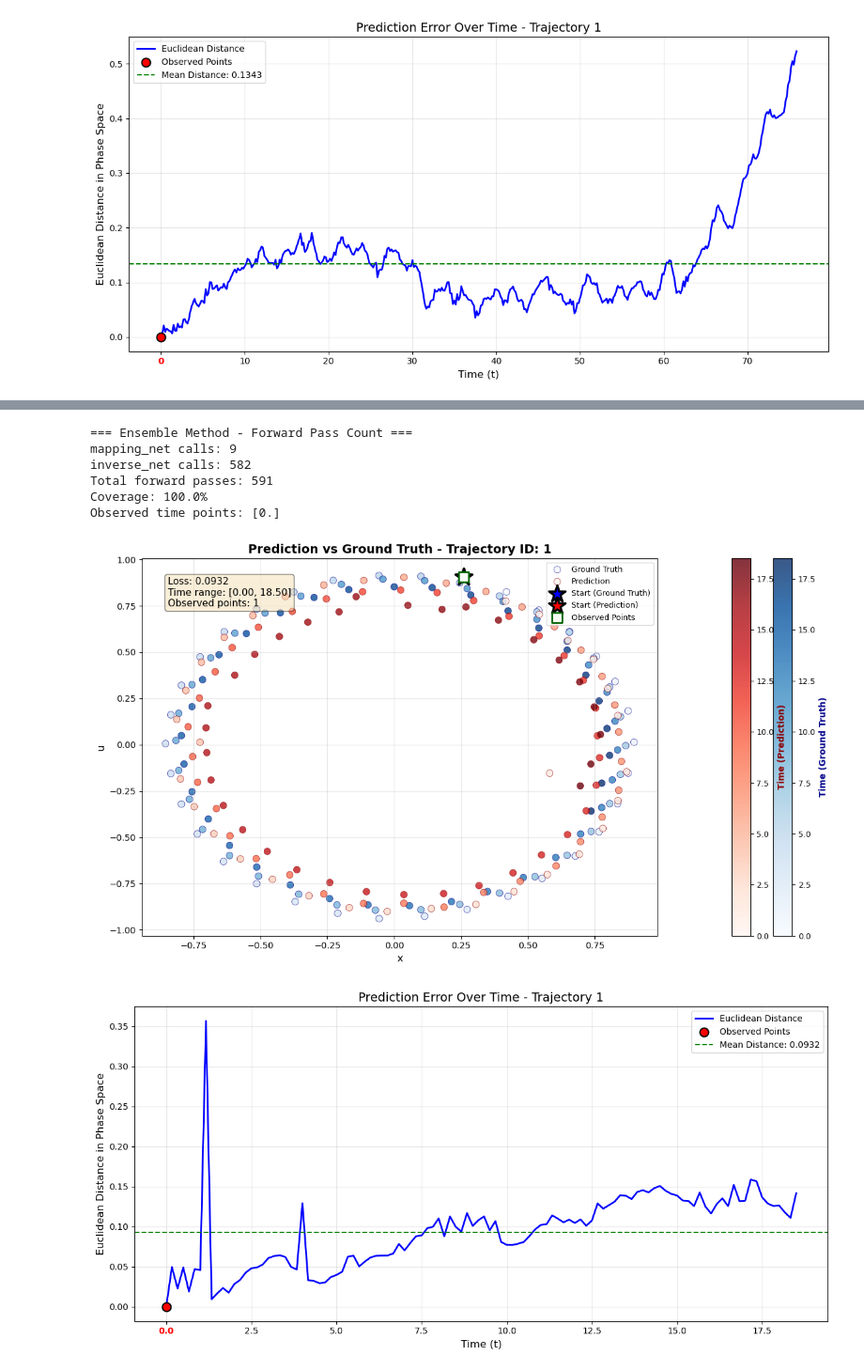
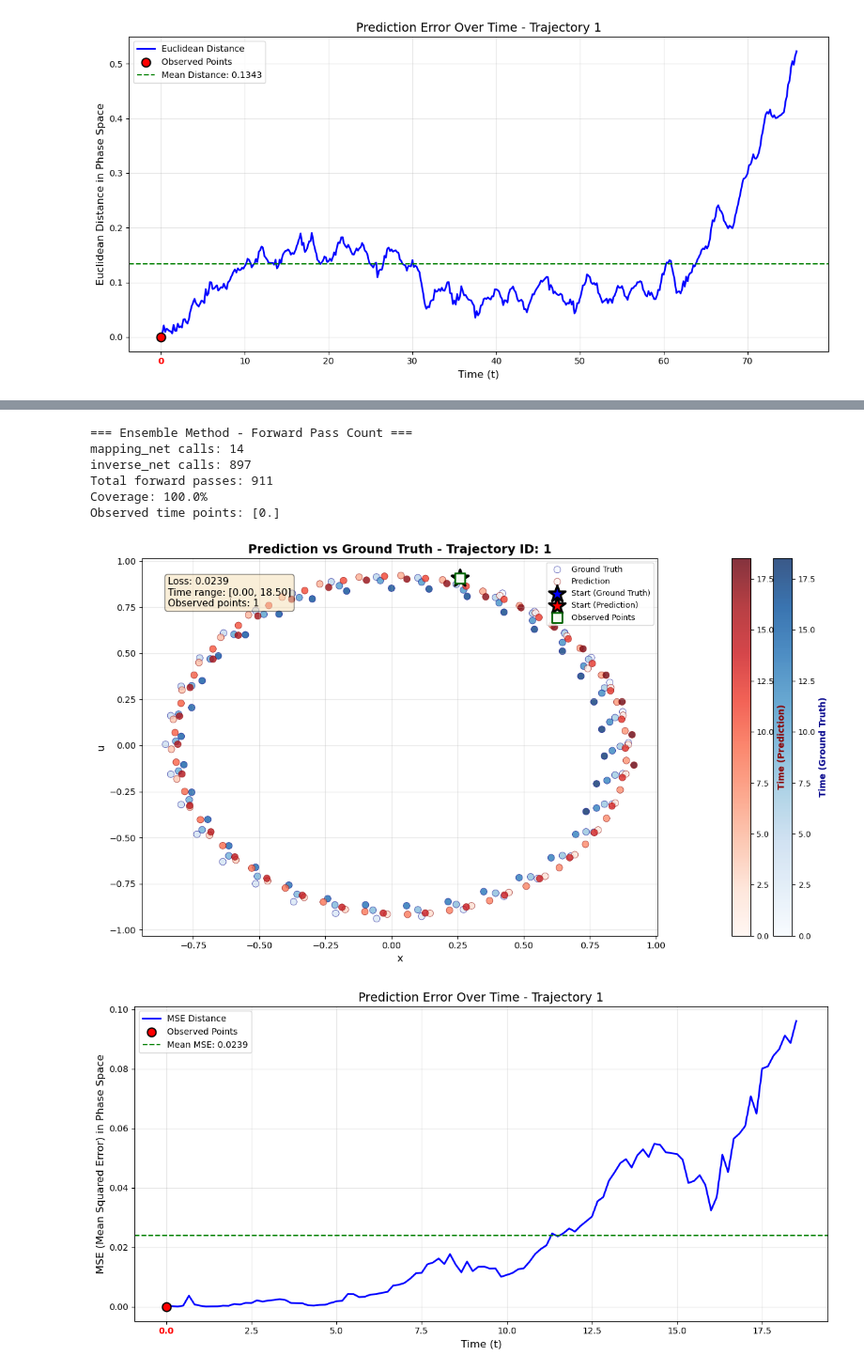
Before and after one commit to thomasGR9/Hamilton_Jacobi_NN, a Jupyter notebook: training_results_real_pendulum.ipynb, the cells around one changed output, grey strips where cells are left out. Shown at 94% size. Cells and saved outputs as stored; diff of their text form; code cells hidden in the pictures.

Commit message:
add deafault paper training

```diff
--- a/training_results_real_pendulum.ipynb
+++ b/training_results_real_pendulum.ipynb
@@ -66,4 +71,14 @@ from modules import (
     )
+# %%
+with open("all_dataframes_real_pendulum_retry.pkl", "rb") as f:
+    loaded_dfs = pickle.load(f)
+
+# Access them like before:
+train_df = loaded_dfs['train_df_real_pendulum_retry']
+val_df = loaded_dfs['test_df_real_pendulum_retry']
+
+train_id_df = loaded_dfs['train_id_df_real_pendulum_retry']
+val_id_df = loaded_dfs['test_id_df_real_pendulum_retry']
 # %%
 save_dir_path = "./save_directory_noisy_full_pred_real_pendulum_1"
 # %%
@@ -298,11 +373,35 @@ Observed time points: [0.]
 # %%
-test_model_in_single_trajectory(get_data_from_trajectory_id_function=get_data_from_trajectory_id, prediction_loss_function=prediction_loss_euclidean, test_id_df=test_id_df_real_pendulum, test_df=test_df_real_pendulum, trajectory_id=1, mapping_net=mapping_net, inverse_net=inverse_net, device=device, point_indexes_observed=point_indexes_observed, connect_points=False, portion_to_visualize=None, show_zeroings=False ,show_period=False, period=0.0, max_t_training=max_t_training, efficiently=False,  method = "gaussian_mixture", threshold=1.0, dt=dt, alpha=1.9204673176108362, gamma=1.9605314874620738, cluster_weight_threshold=0.35759688494774644, max_n_components=2, search_range_lower_pct=0.1, search_range_upper_pct=0.4599126721507053, verbose=True)
+test_model_in_single_trajectory(
+get_data_from_trajectory_id_function=get_data_from_trajectory_id,
+loss_type="mse",
+test_id_df=test_id_df_real_pendulum,
+test_df=test_df_real_pendulum,
+trajectory_id=1, mapping_net=mapping_net,
+inverse_net=inverse_net,
+device=device,
+point_indexes_observed=point_indexes_observed,
+connect_points=False,
+portion_to_visualize=None,
+show_zeroings=False,
+show_period=False,
+period=0.0,
+max_t_training=max_t_training,
+efficiently=False,
+method = "gaussian_mixture_simple",
+threshold=1.0, dt=dt,
+alpha=1.0,
+gamma=1.0,
+cluster_weight_threshold=0.4,
+max_n_components=5,
+search_range_lower_pct=0.1,
+search_range_upper_pct=0.25664916791431247,
+verbose=True)
 # %% [output]
 === Ensemble Method - Forward Pass Count ===
-mapping_net calls: 9
-inverse_net calls: 582
-Total forward passes: 591
+mapping_net calls: 14
+inverse_net calls: 897
+Total forward passes: 911
 Coverage: 100.0%
 Observed time points: [0.]
-[figure, old version]
+[figure, new version]
-[figure, old version]
+[figure, new version]
```
Also changed, not shown: parts of 15 cells of this notebook, 4 other files.
